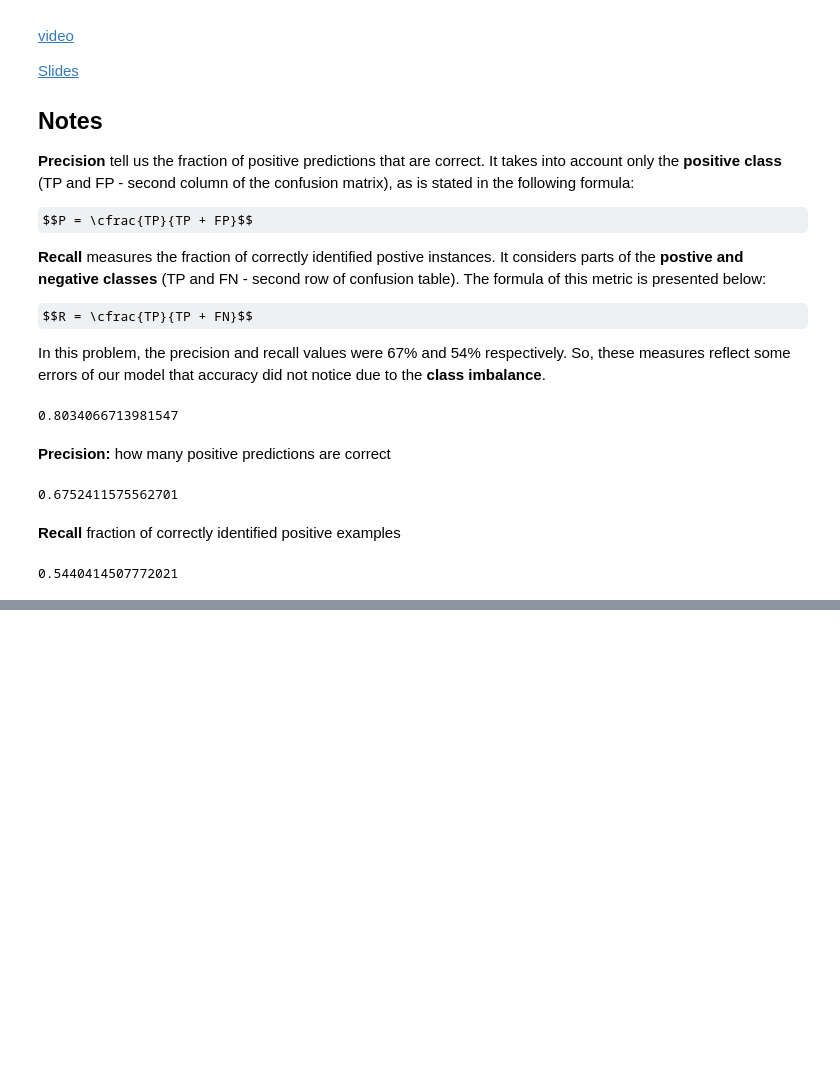
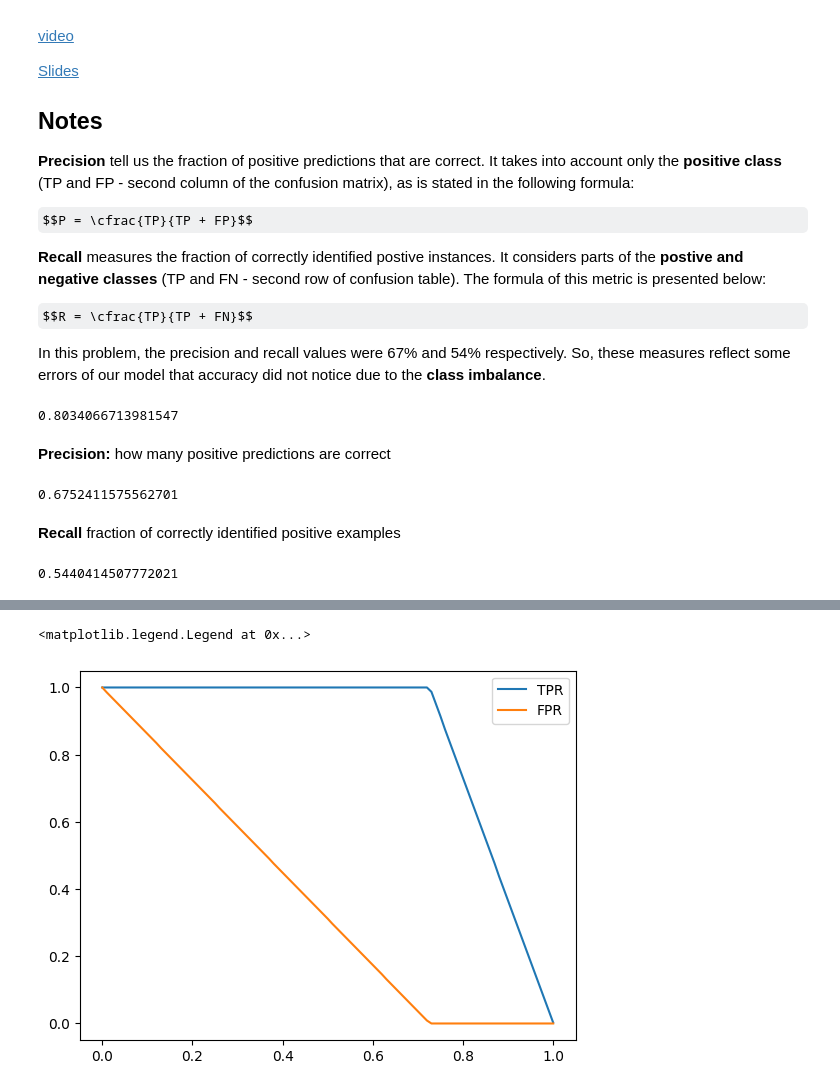
Before and after one commit to giraldiego/machine-learning-zoomcamp, a Jupyter notebook: work/04-evaluation/04-evaluation-live.ipynb, the cells around one changed output, grey strips where cells are left out. Saved outputs shown, nothing was run; the diff lists cells and outputs as text; code cells hidden in the pictures; some formulas as TeX source; blank space fills up the shorter version.

```diff
--- a/work/04-evaluation/04-evaluation-live.ipynb
+++ b/work/04-evaluation/04-evaluation-live.ipynb
@@ -277,0 +456,2 @@ R
+# %%
+y_ideal_pred = np.linspace(0, 1, len(y_val))
@@ -277,0 +466,8 @@ R
+# %%
+df_ideal = tpr_fpr_dataframe(y_ideal, y_ideal_pred)
+plt.plot(df_ideal.t, df_ideal.tpr, label="TPR")
+plt.plot(df_ideal.t, df_ideal.fpr, label="FPR")
+plt.legend()
+# %% [output]
+<matplotlib.legend.Legend at 0x...>
+[figure, added]
```
Also changed, not shown: parts of 25 cells of this notebook.
